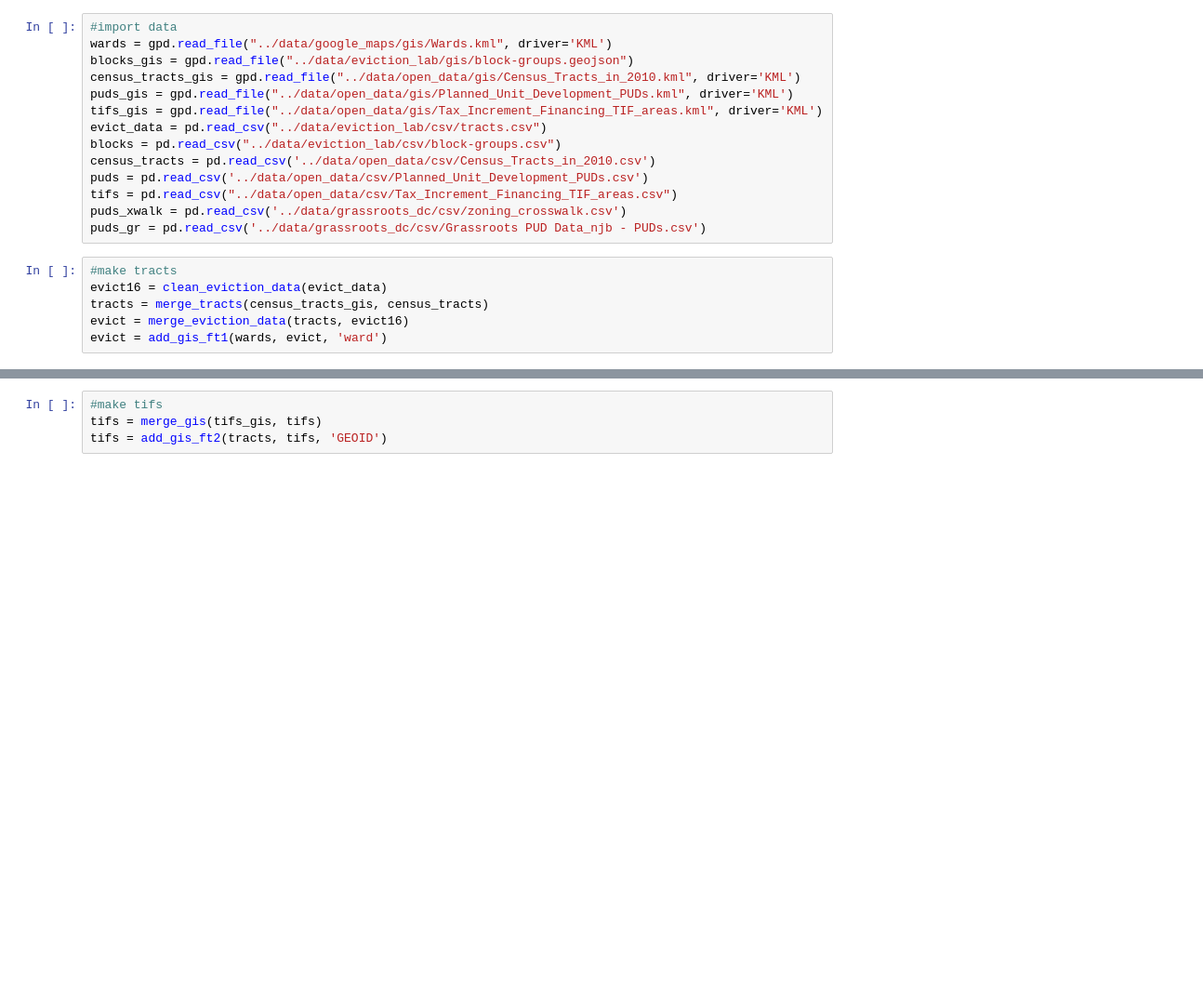
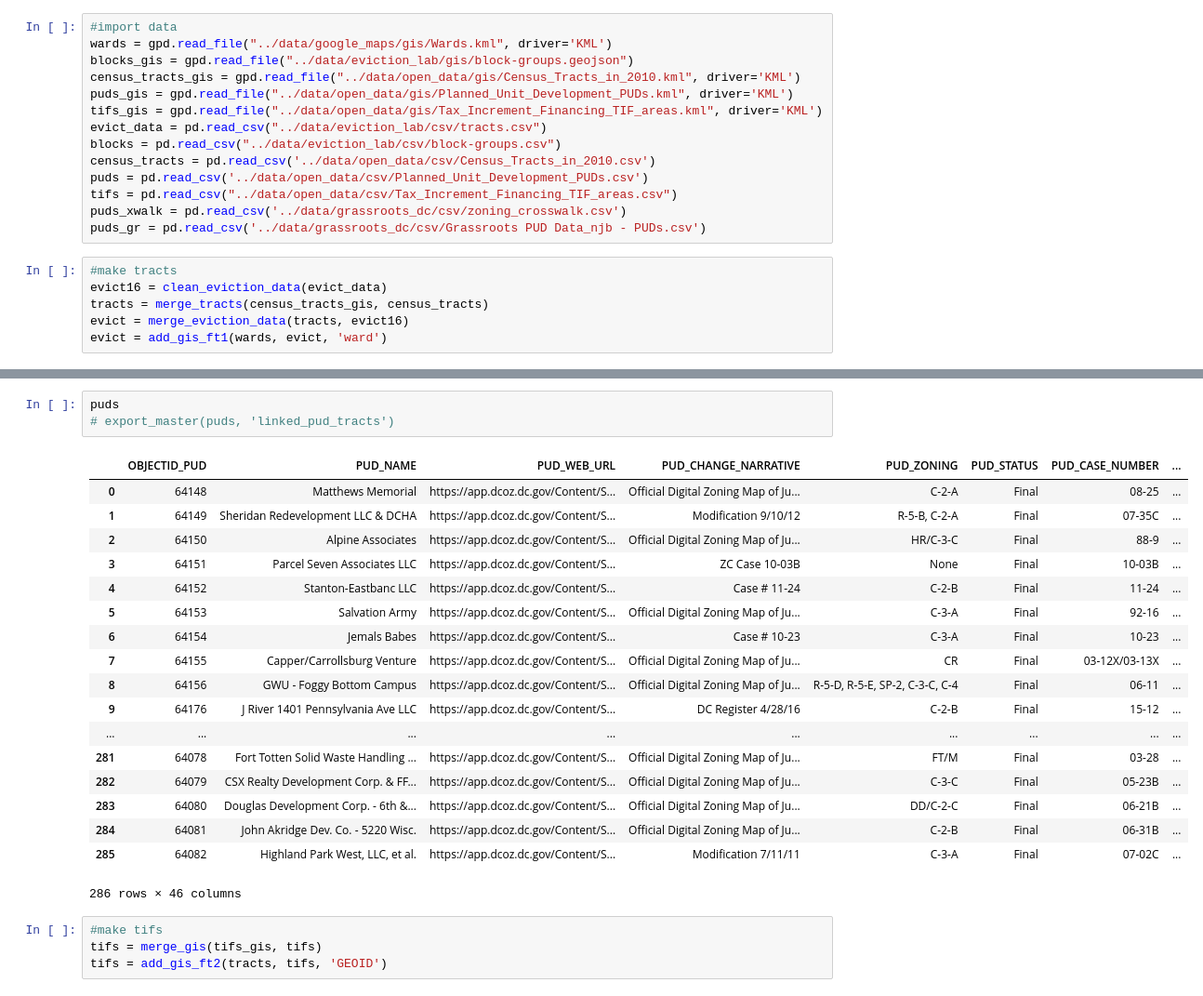
Before and after one commit to NicoleJaneway/dc-eviction-regression, a Jupyter notebook: notebooks/data_cleaning_tract.ipynb, the cells around one changed output, grey strips where cells are left out. Shown at 93% size. Drawn from its saved outputs; the diff is of its cells as text; blank space fills up the shorter version.

```diff
--- a/notebooks/data_cleaning_tract.ipynb
+++ b/notebooks/data_cleaning_tract.ipynb
@@ -40,3 +42,25 @@ puds = add_gis_ft2(tracts, puds, 'GEOID')
+# %%
+puds
+# export_master(puds, 'linked_pud_tracts')
+# %% [output]
+|  | OBJECTID_PUD | PUD_NAME | PUD_WEB_URL | PUD_CHANGE_NARRATIVE | PUD_ZONING | PUD_STATUS | PUD_CASE_NUMBER | ... |
+| 0 | 64148 | Matthews Memorial | https://app.dcoz.dc.gov/Content/S... | Official Digital Zoning Map of Ju... | C-2-A | Final | 08-25 | ... |
+| 1 | 64149 | Sheridan Redevelopment LLC & DCHA | https://app.dcoz.dc.gov/Content/S... | Modification 9/10/12 | R-5-B, C-2-A | Final | 07-35C | ... |
+| 2 | 64150 | Alpine Associates | https://app.dcoz.dc.gov/Content/S... | Official Digital Zoning Map of Ju... | HR/C-3-C | Final | 88-9 | ... |
+| 3 | 64151 | Parcel Seven Associates LLC | https://app.dcoz.dc.gov/Content/S... | ZC Case 10-03B | None | Final | 10-03B | ... |
+| 4 | 64152 | Stanton-Eastbanc LLC | https://app.dcoz.dc.gov/Content/S... | Case # 11-24 | C-2-B | Final | 11-24 | ... |
+| 5 | 64153 | Salvation Army | https://app.dcoz.dc.gov/Content/S... | Official Digital Zoning Map of Ju... | C-3-A | Final | 92-16 | ... |
+| 6 | 64154 | Jemals Babes | https://app.dcoz.dc.gov/Content/S... | Case # 10-23 | C-3-A | Final | 10-23 | ... |
+| 7 | 64155 | Capper/Carrollsburg Venture | https://app.dcoz.dc.gov/Content/S... | Official Digital Zoning Map of Ju... | CR | Final | 03-12X/03-13X | ... |
+| 8 | 64156 | GWU - Foggy Bottom Campus | https://app.dcoz.dc.gov/Content/S... | Official Digital Zoning Map of Ju... | R-5-D, R-5-E, SP-2, C-3-C, C-4 | Final | 06-11 | ... |
+| 9 | 64176 | J River 1401 Pennsylvania Ave LLC | https://app.dcoz.dc.gov/Content/S... | DC Register 4/28/16 | C-2-B | Final | 15-12 | ... |
+| ... | ... | ... | ... | ... | ... | ... | ... | ... |
+| 281 | 64078 | Fort Totten Solid Waste Handling ... | https://app.dcoz.dc.gov/Content/S... | Official Digital Zoning Map of Ju... | FT/M | Final | 03-28 | ... |
+| 282 | 64079 | CSX Realty Development Corp. & FF... | https://app.dcoz.dc.gov/Content/S... | Official Digital Zoning Map of Ju... | C-3-C | Final | 05-23B | ... |
+| 283 | 64080 | Douglas Development Corp. - 6th &... | https://app.dcoz.dc.gov/Content/S... | Official Digital Zoning Map of Ju... | DD/C-2-C | Final | 06-21B | ... |
+| 284 | 64081 | John Akridge Dev. Co. - 5220 Wisc. | https://app.dcoz.dc.gov/Content/S... | Official Digital Zoning Map of Ju... | C-2-B | Final | 06-31B | ... |
+| 285 | 64082 | Highland Park West, LLC, et al. | https://app.dcoz.dc.gov/Content/S... | Modification 7/11/11 | C-3-A | Final | 07-02C | ... |
+286 rows × 46 columns
 # %%
 #make tifs
 tifs = merge_gis(tifs_gis, tifs)
```
Also changed, not shown: parts of 1 cell of this notebook, 7 other files.
